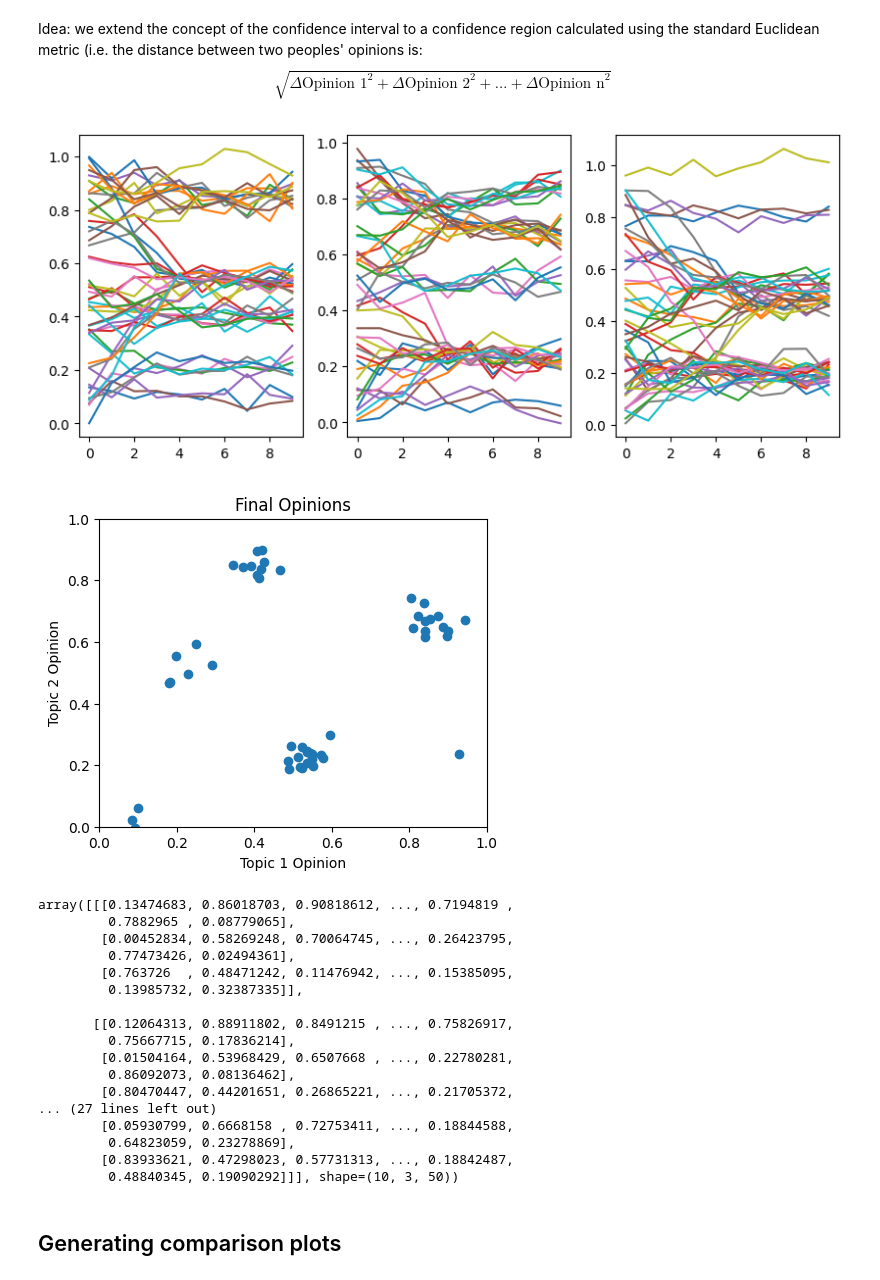
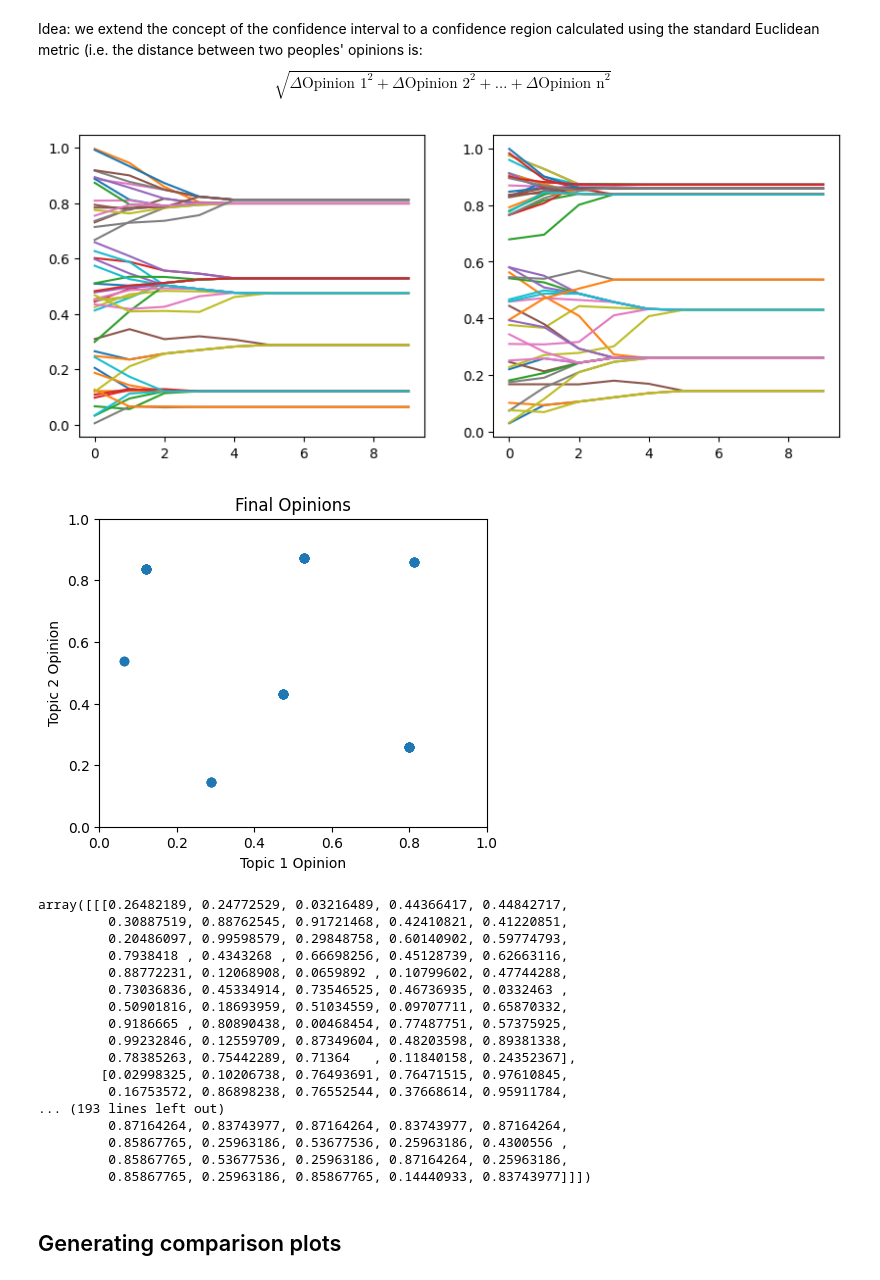
Before and after one commit to ardenpalme/IndMathProj2, a Jupyter notebook: Numerical_soln_2D_model.ipynb, the cells around one changed output. Drawn from its saved outputs; the diff is of its cells as text; code cells hidden in the pictures.

```diff
--- a/Numerical_soln_2D_model.ipynb
+++ b/Numerical_soln_2D_model.ipynb
@@ -95,9 +95,9 @@ def get_A_multidim(opinions, R):
 ## Setting parameters
 num_agents = 50
 T = 10
-num_topics = 3
-R = 0.3 # confidence bound
-std = 0.03 # to remove random effects set standard deviation to 0
+num_topics = 2
+R = 0.2 # confidence bound
+std = 0 # to remove random effects set standard deviation to 0
 
 rng = np.random.default_rng()
 
@@ -105,52 +105,52 @@ rng = np.random.default_rng()
 ## Setting up initial opinions
 X = np.zeros((T, num_topics, num_agents))
 X[0,:,:]  = np.random.rand(num_agents * num_topics).reshape((num_topics, num_agents))
 
 
 ## Running core model
 for t in range(T-1):
     tmp = get_A_multidim(X[t,:,:], R)
     X[t+1,:,:] = tmp + rng.normal(0, std, size=tmp.shape)
 
 
 
 
 # Plotting results
 
 ## Results over time
 fig, ax = plt.subplots(1,num_topics,figsize=(10,4))
 for i in range(num_agents):
     for j in range(num_topics):
         ax[j].plot(np.arange(T), X[:,j,:].T[i])
 plt.show()
 
 ## Final results
 fig, ax = plt.subplots(1,1,figsize=(5,4))
 ax.scatter(X[T-1,0,:], X[T-1,1,:])
 ax.set(xlabel='Topic 1 Opinion', ylabel='Topic 2 Opinion', title='Final Opinions', xlim=(0,1), ylim=(0,1))
 plt.show()
 
 X
 # %% [output]
-[figure, old version]
+[figure, new version]
-[figure, old version]
+[figure, new version]
-array([[[0.13474683, 0.86018703, 0.90818612, ..., 0.7194819 ,
-         0.7882965 , 0.08779065],
-        [0.00452834, 0.58269248, 0.70064745, ..., 0.26423795,
-         0.77473426, 0.02494361],
-        [0.763726  , 0.48471242, 0.11476942, ..., 0.15385095,
-         0.13985732, 0.32387335]],
-
-       [[0.12064313, 0.88911802, 0.8491215 , ..., 0.75826917,
-         0.75667715, 0.17836214],
-        [0.01504164, 0.53968429, 0.6507668 , ..., 0.22780281,
-         0.86092073, 0.08136462],
-        [0.80470447, 0.44201651, 0.26865221, ..., 0.21705372,
-... (27 lines left out)
-        [0.05930799, 0.6668158 , 0.72753411, ..., 0.18844588,
-         0.64823059, 0.23278869],
-        [0.83933621, 0.47298023, 0.57731313, ..., 0.18842487,
-         0.48840345, 0.19090292]]], shape=(10, 3, 50))
+array([[[0.26482189, 0.24772529, 0.03216489, 0.44366417, 0.44842717,
+         0.30887519, 0.88762545, 0.91721468, 0.42410821, 0.41220851,
+         0.20486097, 0.99598579, 0.29848758, 0.60140902, 0.59774793,
+         0.7938418 , 0.4343268 , 0.66698256, 0.45128739, 0.62663116,
+         0.88772231, 0.12068908, 0.0659892 , 0.10799602, 0.47744288,
+         0.73036836, 0.45334914, 0.73546525, 0.46736935, 0.0332463 ,
+         0.50901816, 0.18693959, 0.51034559, 0.09707711, 0.65870332,
+         0.9186665 , 0.80890438, 0.00468454, 0.77487751, 0.57375925,
+         0.99232846, 0.12559709, 0.87349604, 0.48203598, 0.89381338,
+         0.78385263, 0.75442289, 0.71364   , 0.11840158, 0.24352367],
+        [0.02998325, 0.10206738, 0.76493691, 0.76471515, 0.97610845,
+         0.16753572, 0.86898238, 0.76552544, 0.37668614, 0.95911784,
+... (193 lines left out)
+         0.87164264, 0.83743977, 0.87164264, 0.83743977, 0.87164264,
+         0.85867765, 0.25963186, 0.53677536, 0.25963186, 0.4300556 ,
+         0.85867765, 0.53677536, 0.25963186, 0.87164264, 0.25963186,
+         0.85867765, 0.25963186, 0.85867765, 0.14440933, 0.83743977]]])
 # %% [markdown]
 ## Generating comparison plots
 # %%
```
Also changed, not shown: parts of 1 cell of this notebook, 2 other files.
